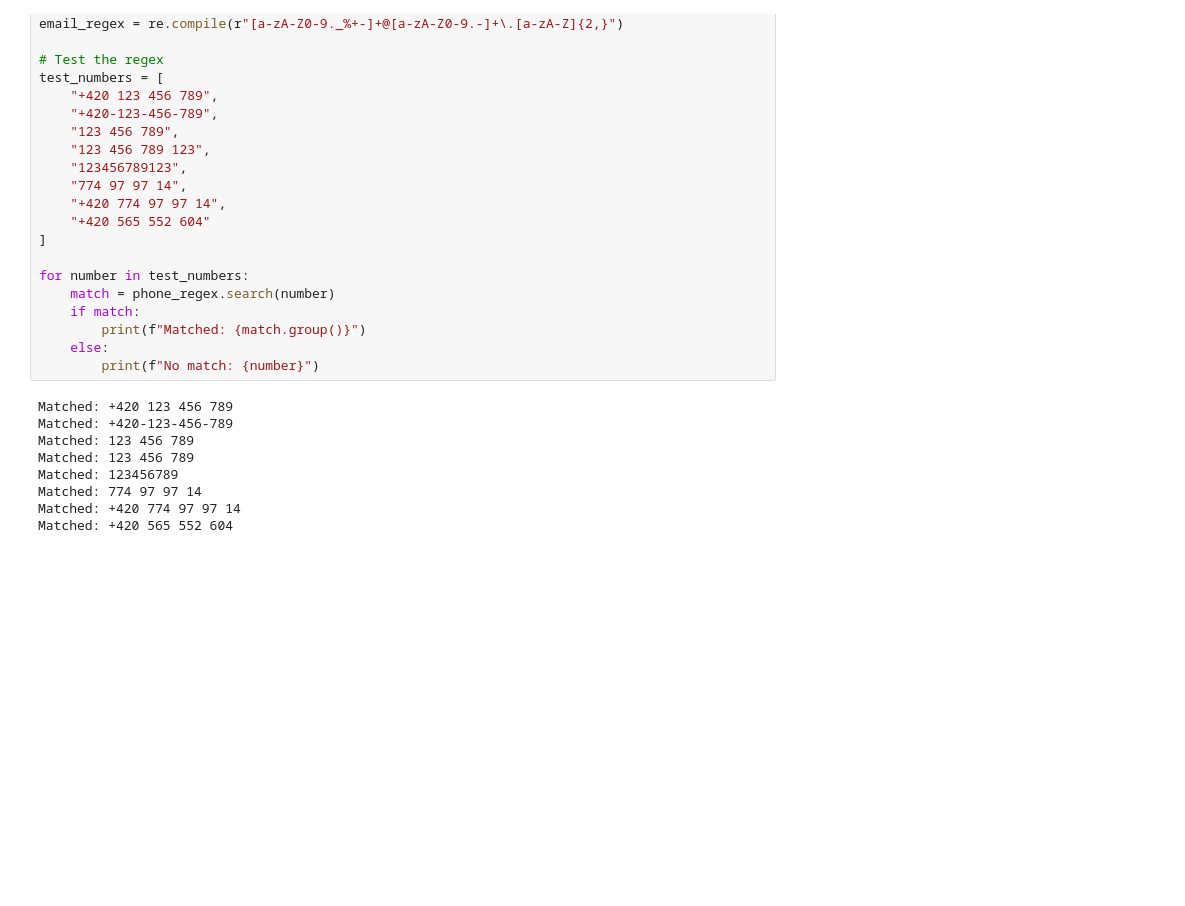
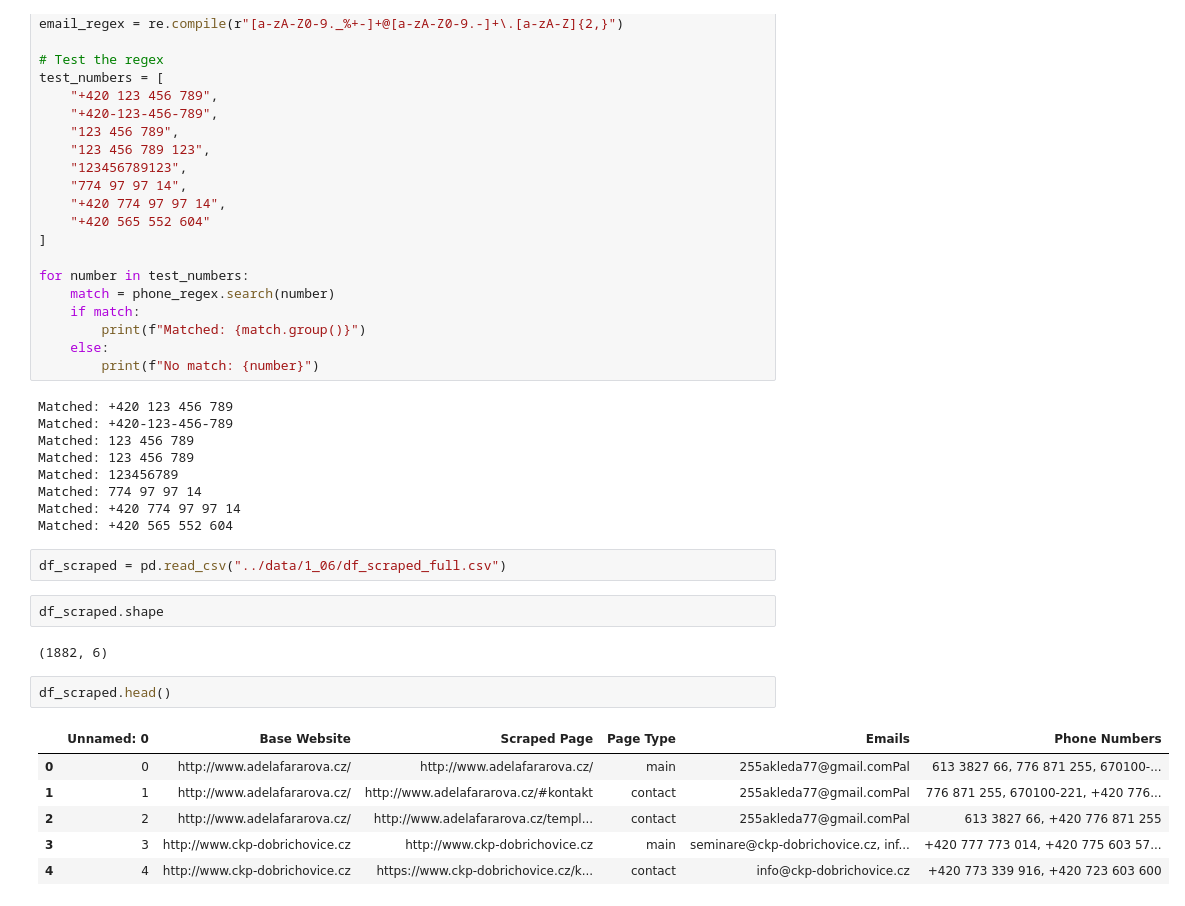
Before and after one commit to DmitriiSid/SafeZone, a Jupyter notebook: notebooks/validation_master.ipynb, the cells around one changed output. Cells and saved outputs as stored; diff of their text form; blank space fills up the shorter version.

```diff
--- a/notebooks/validation_master.ipynb
+++ b/notebooks/validation_master.ipynb
@@ -244,3 +244,18 @@ Matched: 123456789
 Matched: 774 97 97 14
 Matched: +420 774 97 97 14
 Matched: +420 565 552 604
+# %%
+df_scraped = pd.read_csv("../data/1_06/df_scraped_full.csv")
+# %%
+df_scraped.shape
+# %% [output]
+(1882, 6)
+# %%
+df_scraped.head()
+# %% [output]
+|  | Unnamed: 0 | Base Website | Scraped Page | Page Type | Emails | Phone Numbers |
+| 0 | 0 | http://www.adelafararova.cz/ | http://www.adelafararova.cz/ | main | 255akleda77@gmail.comPal | 613 3827 66, 776 871 255, 670100-... |
+| 1 | 1 | http://www.adelafararova.cz/ | http://www.adelafararova.cz/#kontakt | contact | 255akleda77@gmail.comPal | 776 871 255, 670100-221, +420 776... |
+| 2 | 2 | http://www.adelafararova.cz/ | http://www.adelafararova.cz/templ... | contact | 255akleda77@gmail.comPal | 613 3827 66, +420 776 871 255 |
+| 3 | 3 | http://www.ckp-dobrichovice.cz | http://www.ckp-dobrichovice.cz | main | seminare@ckp-dobrichovice.cz, inf... | +420 777 773 014, +420 775 603 57... |
+| 4 | 4 | http://www.ckp-dobrichovice.cz | https://www.ckp-dobrichovice.cz/k... | contact | info@ckp-dobrichovice.cz | +420 773 339 916, +420 723 603 600 |
```
Also changed, not shown: parts of 5 cells of this notebook, 5 other files.
